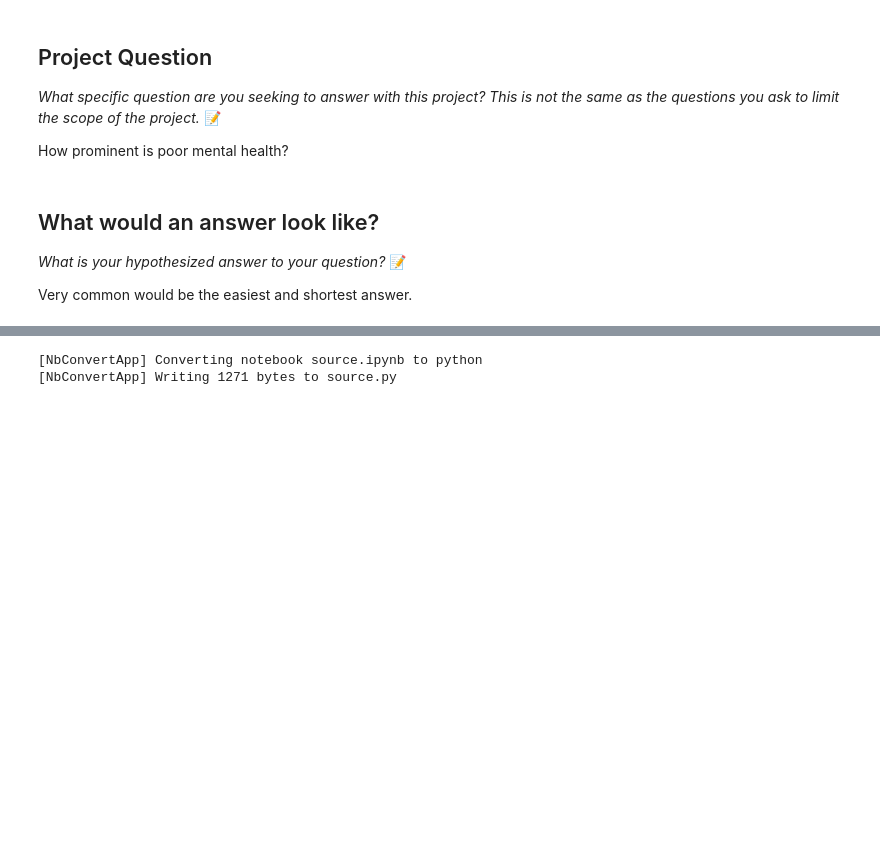
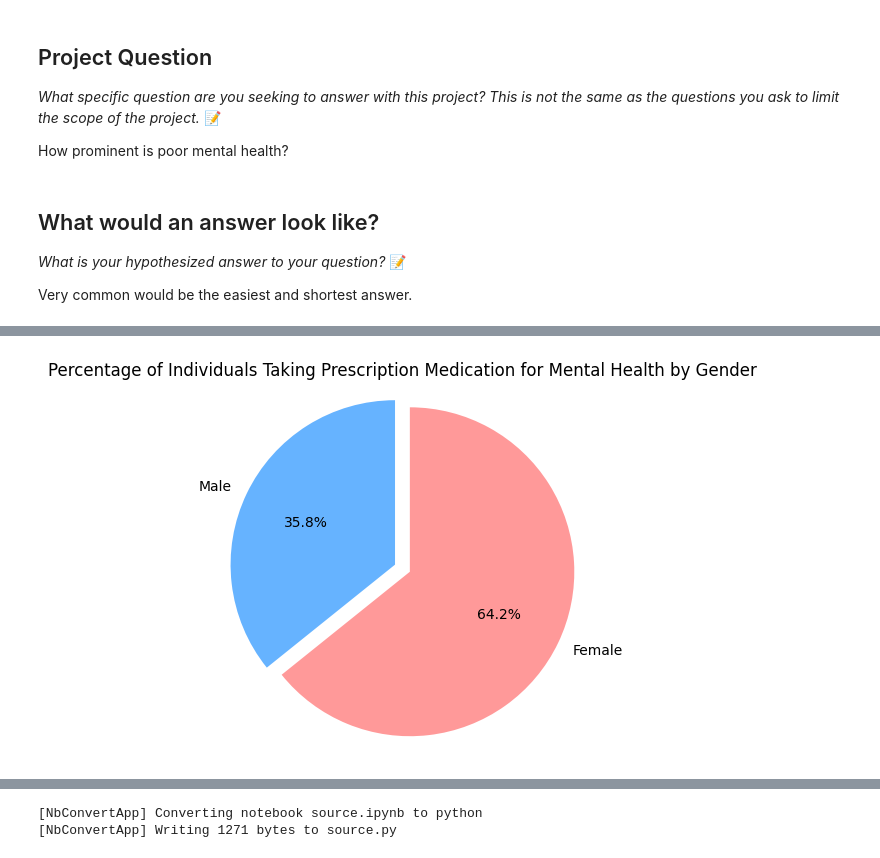
Before and after one commit to IT4063C-Fall23/final-project-elzamc, a Jupyter notebook: source.ipynb, the cells around one changed output, grey strips where cells are left out. Cells and saved outputs as stored; diff of their text form; code cells hidden in the pictures; blank space fills up the shorter version.

```diff
--- a/source.ipynb
+++ b/source.ipynb
@@ -46,0 +40,18 @@ My approach is simple. The Kaggle datasets provide huge insights on a global and
+# %%
+import pandas as pd
+import numpy as np
+from scipy.stats import trim_mean
+import matplotlib as mpl
+import matplotlib.pyplot as plt
+import seaborn as sns
+import plotly.express as px
+
+# Configure pandas to display 500 rows; otherwise it will truncate the output
+pd.set_option('display.max_rows', 500)
+
+# To plot pretty figures
+%matplotlib inline
+mpl.rc('axes', labelsize=14)
+mpl.rc('xtick', labelsize=12)
+mpl.rc('ytick', labelsize=12)
+plt.style.use("bmh")
@@ -46,0 +121,25 @@ My approach is simple. The Kaggle datasets provide huge insights on a global and
+# %%
+import pandas as pd
+import matplotlib.pyplot as plt
+
+df = pd.read_csv('mental-health-care/Mental_Health_Care_in_the_Last_4_Weeks.csv')
+
+# Filter the data to include only the necessary columns
+gender_df = df[df['Group'] == 'By Sex'][['Subgroup', 'Value']]
+male_percentage = gender_df.loc[gender_df['Subgroup'] == 'Male', 'Value'].values[0]
+female_percentage = gender_df.loc[gender_df['Subgroup'] == 'Female', 'Value'].values[0]
+
+# Creating a pie chart
+labels = ['Male', 'Female']
+sizes = [male_percentage, female_percentage]
+colors = ['#66b3ff', '#ff9999']
+explode = (0.1, 0)  # To emphasize the first slice (Male)
+
+plt.pie(sizes, explode=explode, labels=labels, colors=colors, autopct='%1.1f%%', startangle=90)
+
+plt.axis('equal')  # Equal aspect ratio ensures that pie is drawn as a circle
+plt.title('Percentage of Individuals Taking Prescription Medication for Mental Health by Gender')
+
+plt.show()
+# %% [output]
+[figure, added]
```
Also changed, not shown: parts of 12 cells of this notebook, 6 other files.
